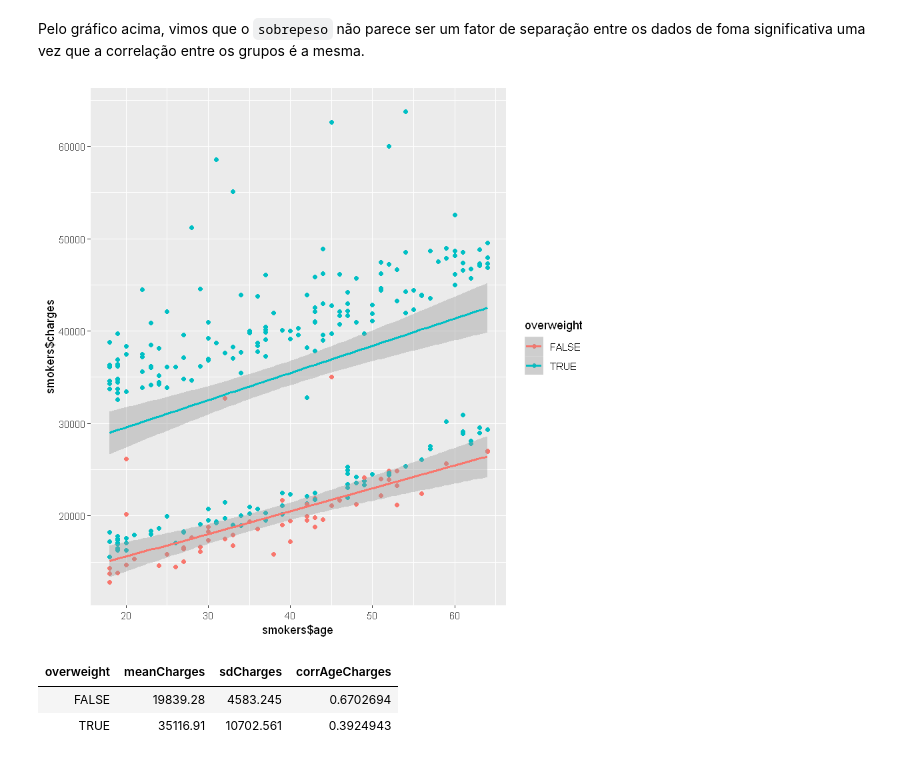
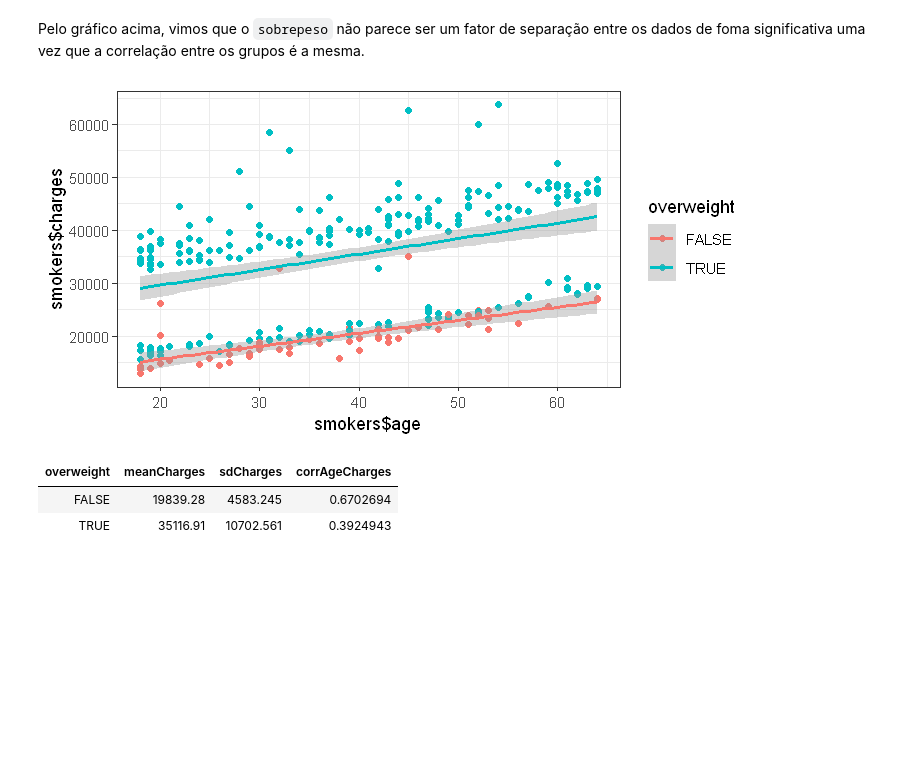
Before and after one commit to polaroidz/insurance_cost.R, a Jupyter notebook: Insurance Cost.ipynb, the cells around one changed output. Saved outputs shown, nothing was run; the diff lists cells and outputs as text; code cells hidden in the pictures; blank space fills up the shorter version.

```diff
--- a/Insurance Cost.ipynb
+++ b/Insurance Cost.ipynb
@@ -16,6 +21,8 @@ cols(
   region = col_character(),
   charges = col_double()
 )
+# %%
+theme_set(theme_bw())
 # %%
 summary(insurance)
 # %% [output]
@@ -97,11 +168,13 @@ nonsmokers %>%
 # %% [markdown]
 Pelo gráfico acima, vimos que o `sobrepeso` não parece ser um fator de separação entre os dados de foma significativa uma vez que a correlação entre os grupos é a mesma.
 # %%
+options(repr.plot.width=6, repr.plot.height=3)
+
 ggplot(smokers, aes(x = smokers$age, y = smokers$charges, colour = overweight)) +
   geom_point() +
   geom_smooth(method = "lm", se = TRUE)
 # %% [output]
-[figure, old version]
+[figure, new version]
 # %%
 smokers %>%
     group_by(overweight) %>%
```
Also changed, not shown: parts of 13 cells of this notebook.
